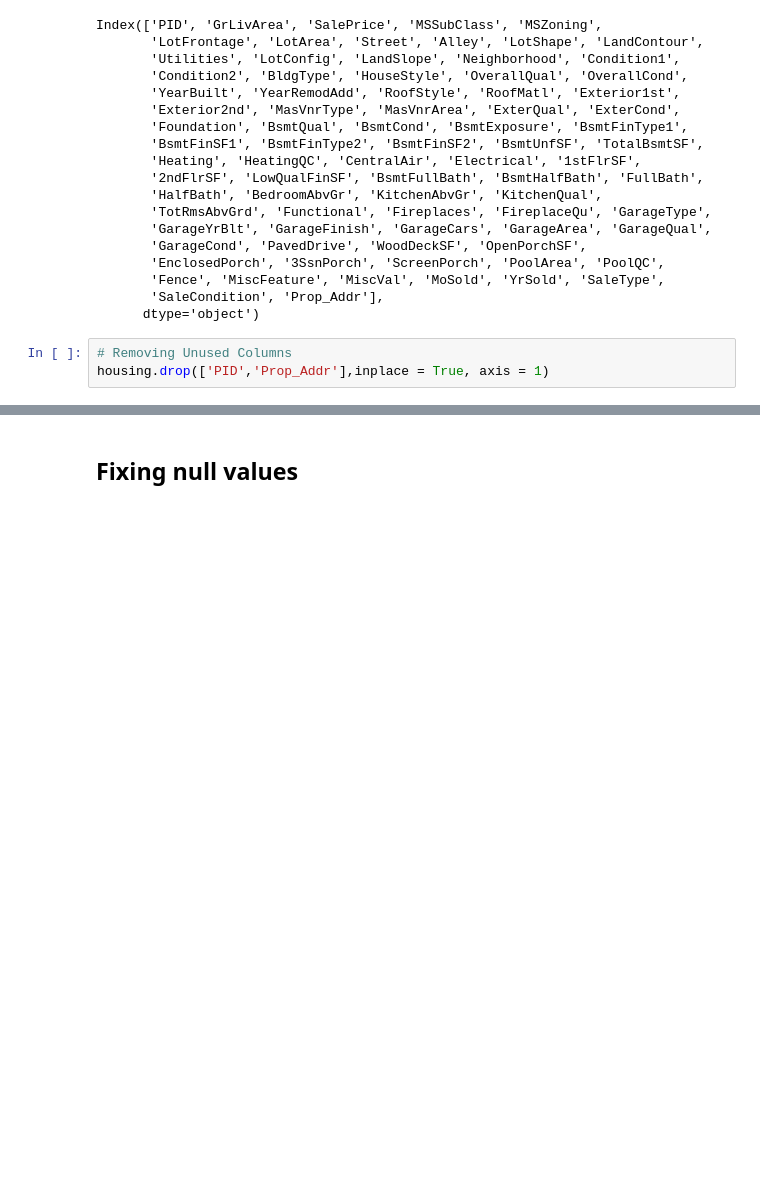
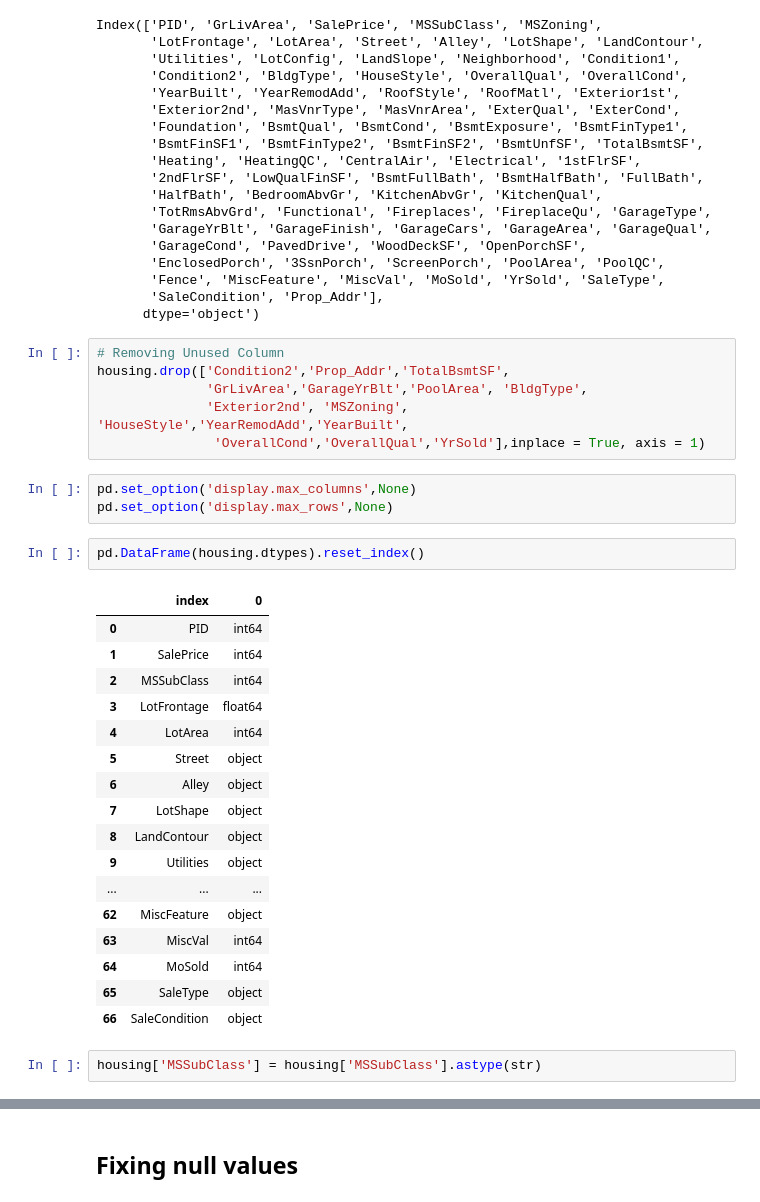
Before and after one commit to dnie44/nycdatascience_ML_project, a Jupyter notebook: david/2_Modeling.ipynb, the cells around one changed output, grey strips where cells are left out. Cells and saved outputs as stored; diff of their text form; blank space fills up the shorter version.

```diff
--- a/david/2_Modeling.ipynb
+++ b/david/2_Modeling.ipynb
@@ -38,8 +40,36 @@ Index(['PID', 'GrLivArea', 'SalePrice', 'MSSubClass', 'MSZoning',
        'SaleCondition', 'Prop_Addr'],
       dtype='object')
 # %%
-# Removing Unused Columns
-housing.drop(['PID','Prop_Addr'],inplace = True, axis = 1)
+# Removing Unused Column
+housing.drop(['Condition2','Prop_Addr','TotalBsmtSF',
+              'GrLivArea','GarageYrBlt','PoolArea', 'BldgType',
+              'Exterior2nd', 'MSZoning', 'HouseStyle','YearRemodAdd','YearBuilt',
+               'OverallCond','OverallQual','YrSold'],inplace = True, axis = 1)
+# %%
+pd.set_option('display.max_columns',None)
+pd.set_option('display.max_rows',None)
+# %%
+pd.DataFrame(housing.dtypes).reset_index()
+# %% [output]
+|  | index | 0 |
+| 0 | PID | int64 |
+| 1 | SalePrice | int64 |
+| 2 | MSSubClass | int64 |
+| 3 | LotFrontage | float64 |
+| 4 | LotArea | int64 |
+| 5 | Street | object |
+| 6 | Alley | object |
+| 7 | LotShape | object |
+| 8 | LandContour | object |
+| 9 | Utilities | object |
+| ... | ... | ... |
+| 62 | MiscFeature | object |
+| 63 | MiscVal | int64 |
+| 64 | MoSold | int64 |
+| 65 | SaleType | object |
+| 66 | SaleCondition | object |
+# %%
+housing['MSSubClass'] = housing['MSSubClass'].astype(str)
 # %%
 # Finding Null Values
 null_columns = housing.columns[housing.isnull().any()]
```
Also changed, not shown: parts of 17 cells of this notebook, 6 other files.
